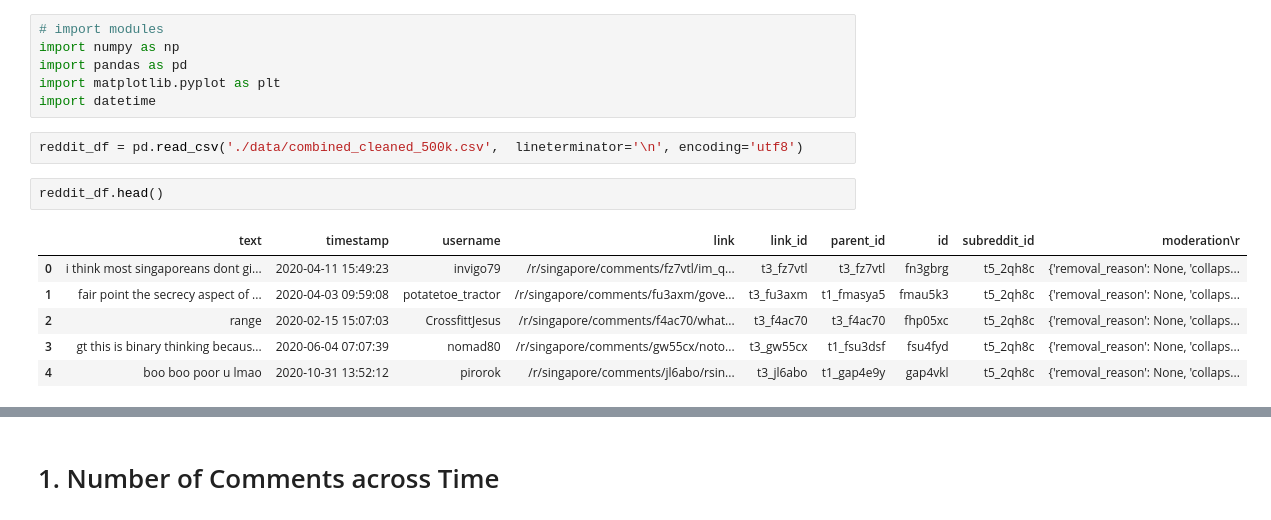
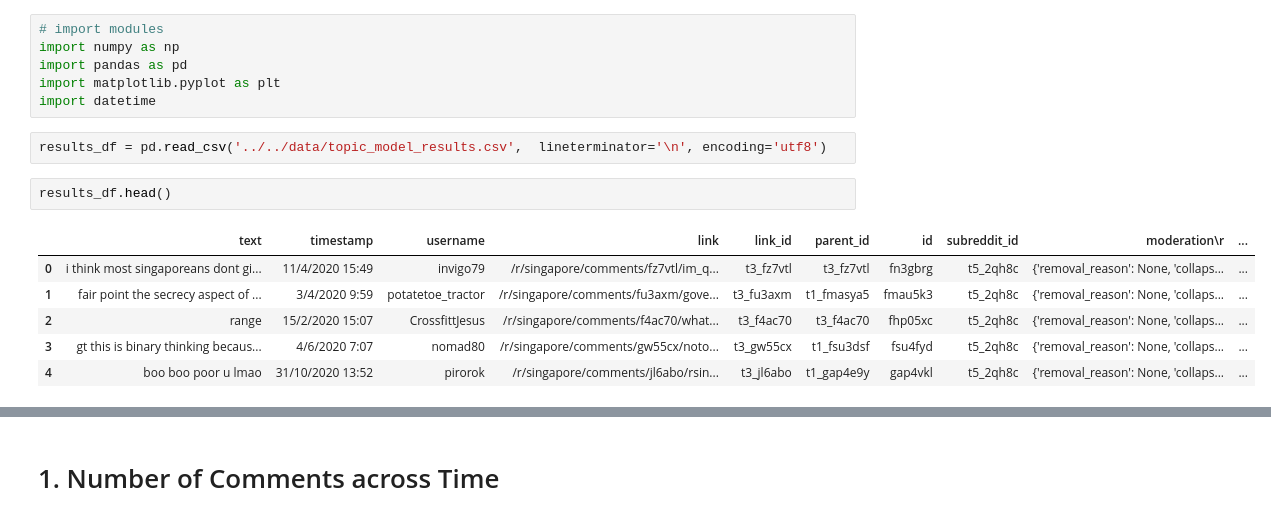
Before and after one commit to rhyden-kx/DSA4264, a Jupyter notebook: eda_2/across_time_2.ipynb, the cells around one changed output, grey strips where cells are left out. Saved outputs shown, nothing was run; the diff lists cells and outputs as text.

Commit message:
completed data processing

```diff
--- a/eda_2/across_time_2.ipynb
+++ b/eda_2/across_time_2.ipynb
@@ -7,13 +7,13 @@ import pandas as pd
 import matplotlib.pyplot as plt
 import datetime
 # %%
-reddit_df = pd.read_csv('./data/combined_cleaned_500k.csv',  lineterminator='\n', encoding='utf8')
+results_df = pd.read_csv('../../data/topic_model_results.csv',  lineterminator='\n', encoding='utf8')
 # %%
-reddit_df.head()
+results_df.head()
 # %% [output]
-|  | text | timestamp | username | link | link_id | parent_id | id | subreddit_id | moderation\r |
-| 0 | i think most singaporeans dont gi... | 2020-04-11 15:49:23 | invigo79 | /r/singapore/comments/fz7vtl/im_q... | t3_fz7vtl | t3_fz7vtl | fn3gbrg | t5_2qh8c | {'removal_reason': None, 'collaps... |
-| 1 | fair point the secrecy aspect of ... | 2020-04-03 09:59:08 | potatetoe_tractor | /r/singapore/comments/fu3axm/gove... | t3_fu3axm | t1_fmasya5 | fmau5k3 | t5_2qh8c | {'removal_reason': None, 'collaps... |
-| 2 | range | 2020-02-15 15:07:03 | CrossfittJesus | /r/singapore/comments/f4ac70/what... | t3_f4ac70 | t3_f4ac70 | fhp05xc | t5_2qh8c | {'removal_reason': None, 'collaps... |
-| 3 | gt this is binary thinking becaus... | 2020-06-04 07:07:39 | nomad80 | /r/singapore/comments/gw55cx/noto... | t3_gw55cx | t1_fsu3dsf | fsu4fyd | t5_2qh8c | {'removal_reason': None, 'collaps... |
-| 4 | boo boo poor u lmao | 2020-10-31 13:52:12 | pirorok | /r/singapore/comments/jl6abo/rsin... | t3_jl6abo | t1_gap4e9y | gap4vkl | t5_2qh8c | {'removal_reason': None, 'collaps... |
+|  | text | timestamp | username | link | link_id | parent_id | id | subreddit_id | moderation\r | ... |
+| 0 | i think most singaporeans dont gi... | 11/4/2020 15:49 | invigo79 | /r/singapore/comments/fz7vtl/im_q... | t3_fz7vtl | t3_fz7vtl | fn3gbrg | t5_2qh8c | {'removal_reason': None, 'collaps... | ... |
+| 1 | fair point the secrecy aspect of ... | 3/4/2020 9:59 | potatetoe_tractor | /r/singapore/comments/fu3axm/gove... | t3_fu3axm | t1_fmasya5 | fmau5k3 | t5_2qh8c | {'removal_reason': None, 'collaps... | ... |
+| 2 | range | 15/2/2020 15:07 | CrossfittJesus | /r/singapore/comments/f4ac70/what... | t3_f4ac70 | t3_f4ac70 | fhp05xc | t5_2qh8c | {'removal_reason': None, 'collaps... | ... |
+| 3 | gt this is binary thinking becaus... | 4/6/2020 7:07 | nomad80 | /r/singapore/comments/gw55cx/noto... | t3_gw55cx | t1_fsu3dsf | fsu4fyd | t5_2qh8c | {'removal_reason': None, 'collaps... | ... |
+| 4 | boo boo poor u lmao | 31/10/2020 13:52 | pirorok | /r/singapore/comments/jl6abo/rsin... | t3_jl6abo | t1_gap4e9y | gap4vkl | t5_2qh8c | {'removal_reason': None, 'collaps... | ... |
```
Also changed, not shown: parts of 4 cells of this notebook.
